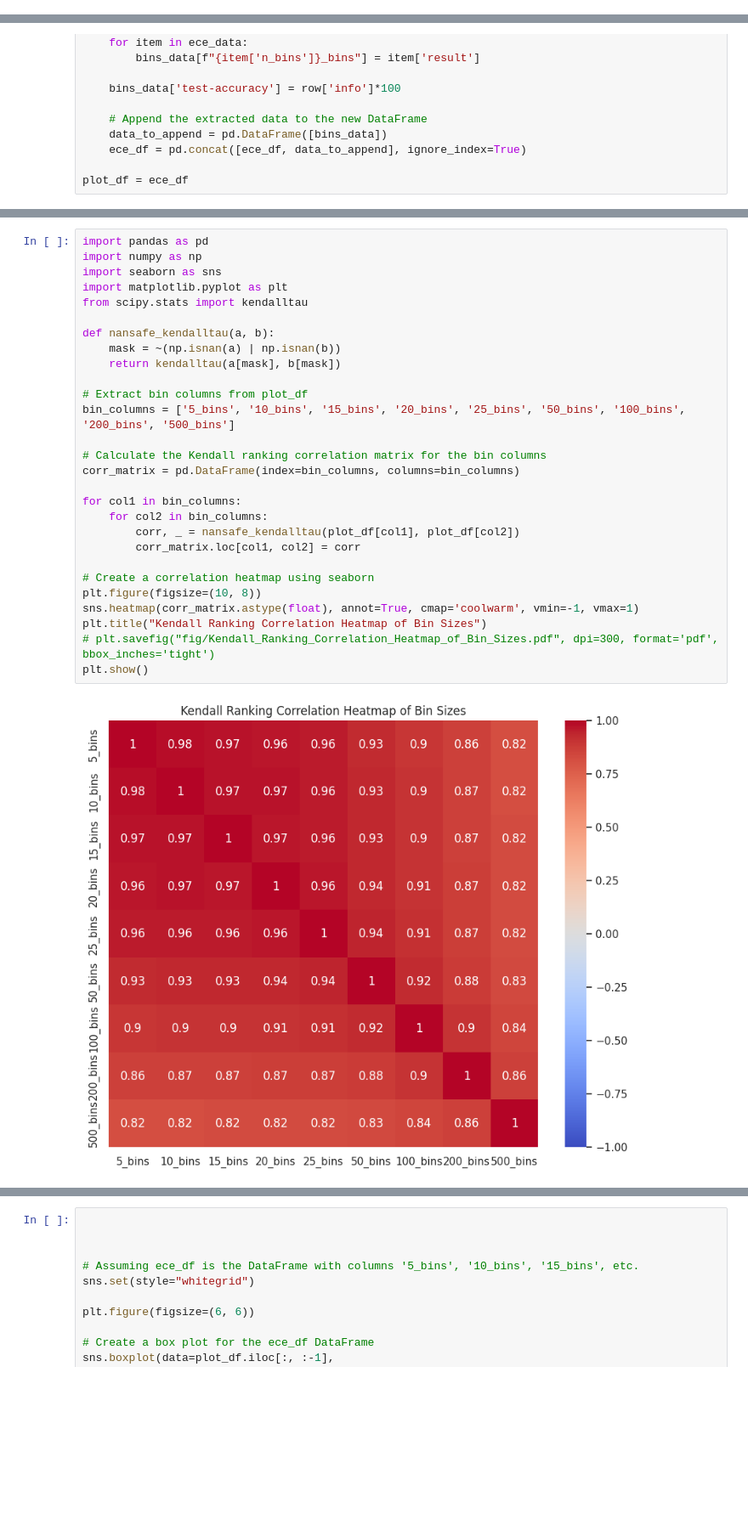
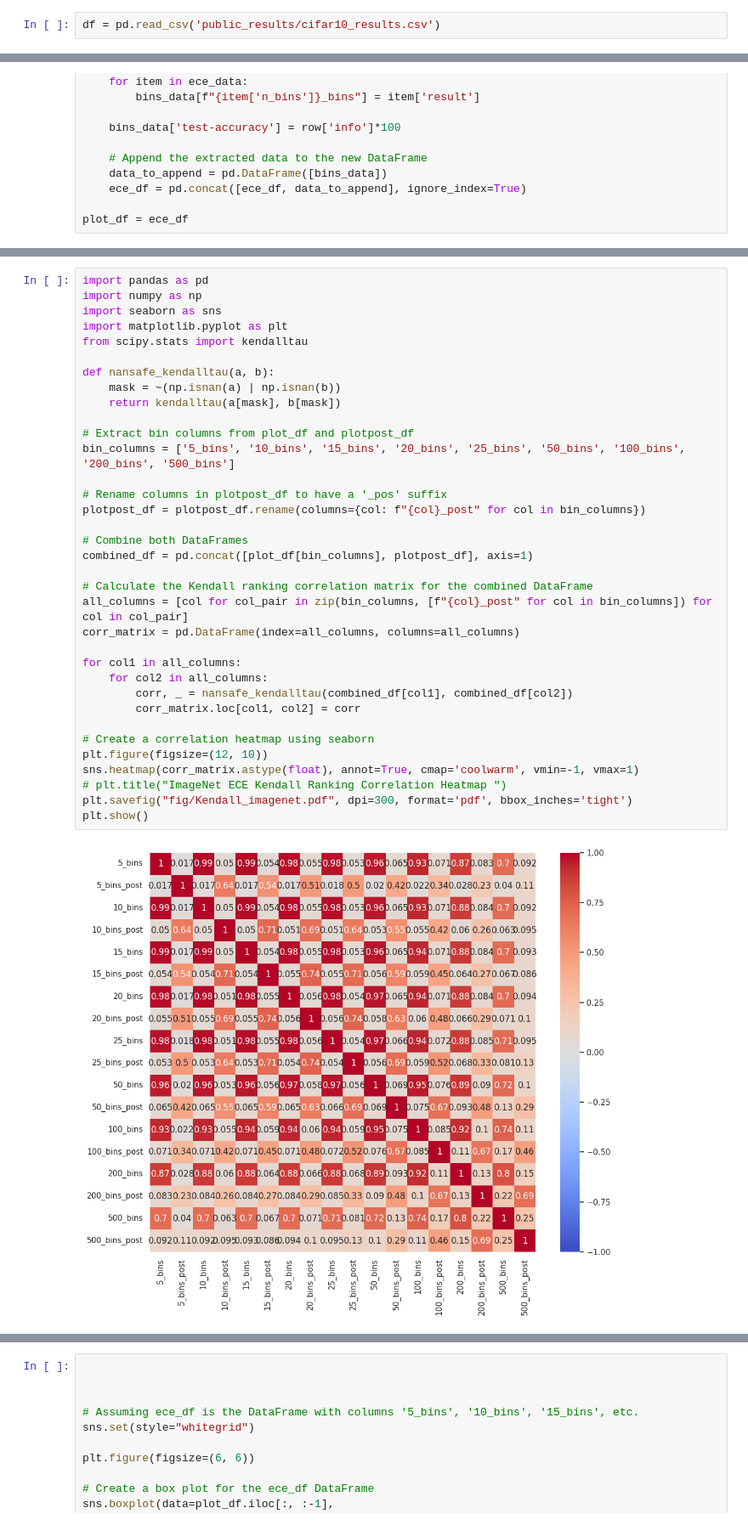
Before and after one commit to johnnyzyn/project_calibration, a Jupyter notebook: graphing.ipynb, the cells around one changed output, grey strips where cells are left out. Shown at 85% size. Cells and saved outputs as stored; diff of their text form; blank space fills up the shorter version.

Commit message:
add csv results

```diff
--- a/graphing.ipynb
+++ b/graphing.ipynb
@@ -17,0 +64,2 @@ df = pd.read_csv('./final_results/imagenet_results.csv')
+# %%
+df = pd.read_csv('public_results/cifar10_results.csv')
@@ -143,30 +158,37 @@ Index(['5_bins', '10_bins', '15_bins', '20_bins', '25_bins', '50_bins',
 # %%
 import pandas as pd
 import numpy as np
 import seaborn as sns
 import matplotlib.pyplot as plt
 from scipy.stats import kendalltau
 
 def nansafe_kendalltau(a, b):
     mask = ~(np.isnan(a) | np.isnan(b))
     return kendalltau(a[mask], b[mask])
 
-# Extract bin columns from plot_df
+# Extract bin columns from plot_df and plotpost_df
 bin_columns = ['5_bins', '10_bins', '15_bins', '20_bins', '25_bins', '50_bins', '100_bins', '200_bins', '500_bins']
 
-# Calculate the Kendall ranking correlation matrix for the bin columns
-corr_matrix = pd.DataFrame(index=bin_columns, columns=bin_columns)
+# Rename columns in plotpost_df to have a '_pos' suffix
+plotpost_df = plotpost_df.rename(columns={col: f"{col}_post" for col in bin_columns})
 
-for col1 in bin_columns:
-    for col2 in bin_columns:
-        corr, _ = nansafe_kendalltau(plot_df[col1], plot_df[col2])
+# Combine both DataFrames
+combined_df = pd.concat([plot_df[bin_columns], plotpost_df], axis=1)
+
+# Calculate the Kendall ranking correlation matrix for the combined DataFrame
+all_columns = [col for col_pair in zip(bin_columns, [f"{col}_post" for col in bin_columns]) for col in col_pair]
+corr_matrix = pd.DataFrame(index=all_columns, columns=all_columns)
+
+for col1 in all_columns:
+    for col2 in all_columns:
+        corr, _ = nansafe_kendalltau(combined_df[col1], combined_df[col2])
         corr_matrix.loc[col1, col2] = corr
 
 # Create a correlation heatmap using seaborn
-plt.figure(figsize=(10, 8))
+plt.figure(figsize=(12, 10))
 sns.heatmap(corr_matrix.astype(float), annot=True, cmap='coolwarm', vmin=-1, vmax=1)
-plt.title("Kendall Ranking Correlation Heatmap of Bin Sizes")
-# plt.savefig("fig/Kendall_Ranking_Correlation_Heatmap_of_Bin_Sizes.pdf", dpi=300, format='pdf', bbox_inches='tight')
+# plt.title("ImageNet ECE Kendall Ranking Correlation Heatmap ")
+plt.savefig("fig/Kendall_imagenet.pdf", dpi=300, format='pdf', bbox_inches='tight')
 plt.show()
 # %% [output]
-[figure, old version]
+[figure, new version]
```
Also changed, not shown: parts of 17 cells of this notebook, 3 other files.
